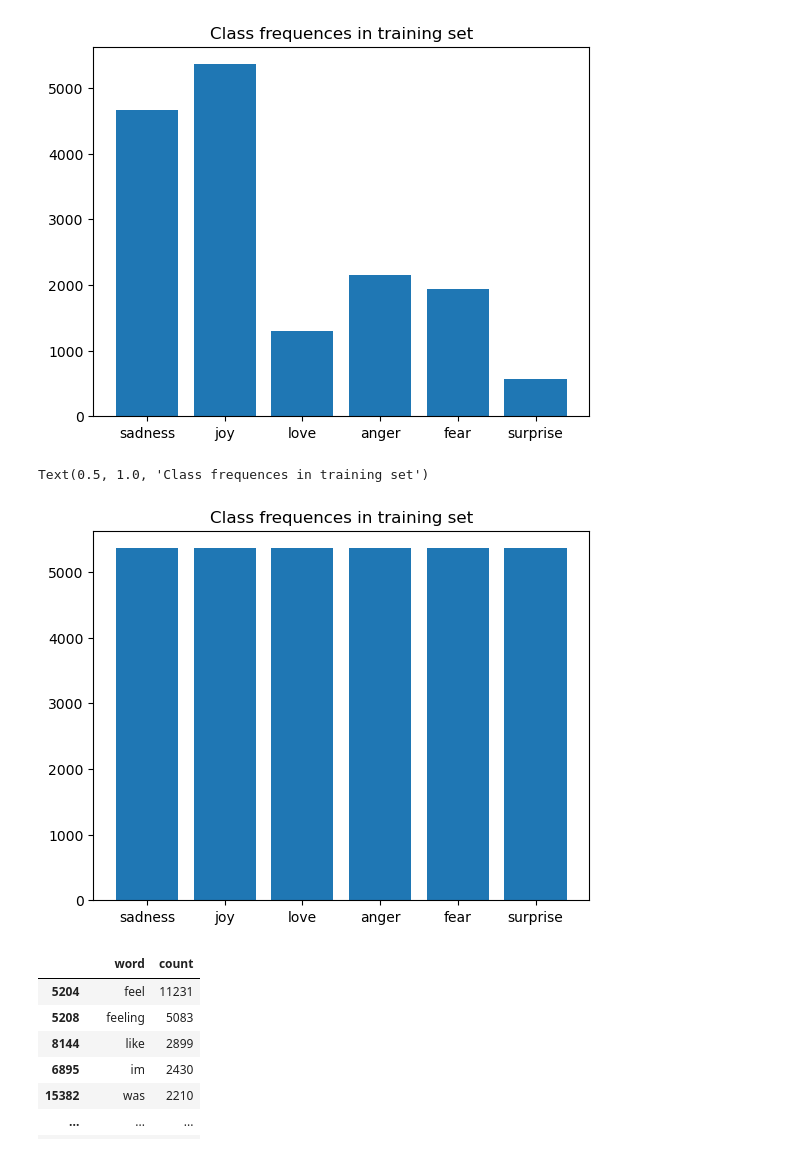
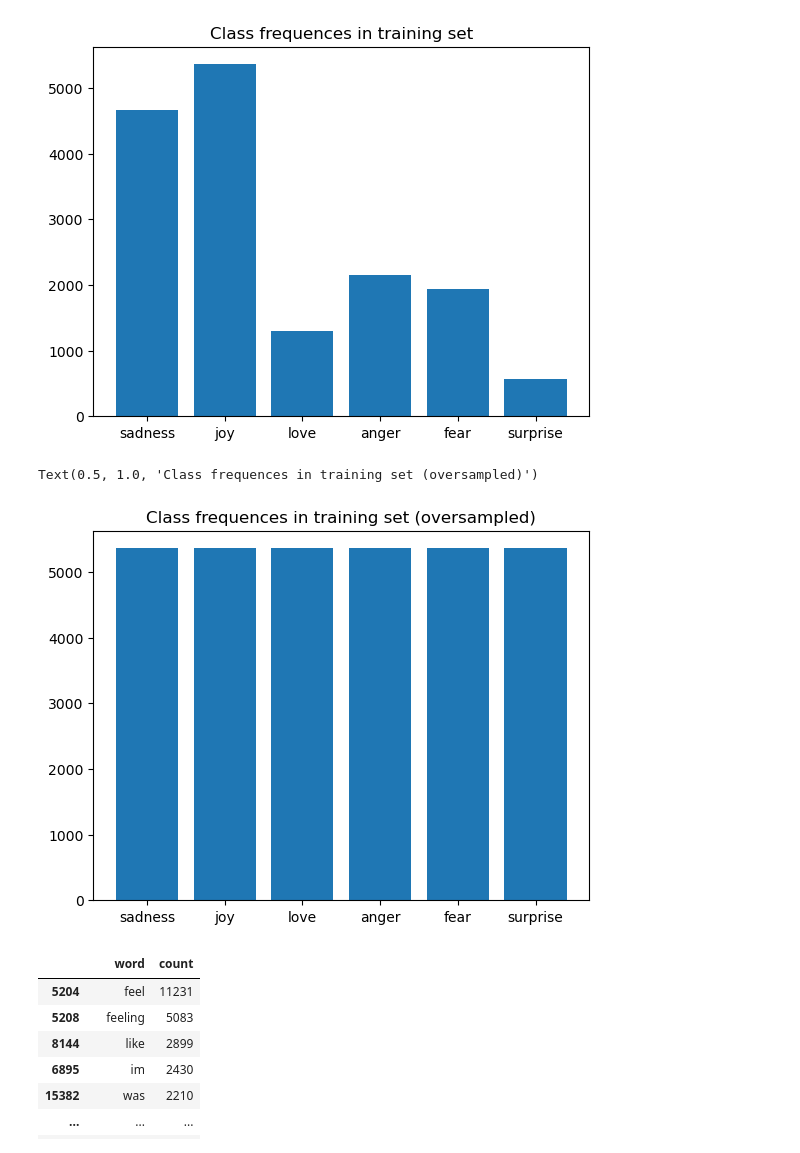
Before and after one commit to AmevinLS/EmotionClassification, a Jupyter notebook: main.ipynb, the cells around one changed output. Saved outputs shown, nothing was run; the diff lists cells and outputs as text; code cells hidden in the pictures.

```diff
--- a/main.ipynb
+++ b/main.ipynb
@@ -37,0 +26,2 @@ Found cached dataset emotion (C:/Users/nikit/.cache/huggingface/datasets/dair-ai
+# %%
+emotion_dataset = EmotionDataset()
@@ -38,3 +31,7 @@ Found cached dataset emotion (C:/Users/nikit/.cache/huggingface/datasets/dair-ai
+# %%
+dataset = emotion_dataset.dataset
+LABEL_TO_EMOTION_DICT = emotion_dataset.LABEL_TO_EMOTION_DICT
+SEED = 42
 # %%
 train_texts_l = dataset["train"]["text"]
 train_labels_l = dataset["train"]["label"]
@@ -45,12 +42,3 @@ train_texts_resampled = train_texts_resampled.reshape(-1)
 
 val_texts_l = dataset["validation"]["text"]
 val_labels_l = dataset["validation"]["label"]
-# %%
-LABEL_TO_EMOTION_DICT = {
-    0: "sadness",
-    1: "joy",
-    2: "love",
-    3: "anger",
-    4: "fear",
-    5: "surprise"
-}
@@ -68,10 +50,10 @@ Text(0.5, 1.0, 'Class frequences in training set')
 [figure]
 # %%
 plt.bar(LABEL_TO_EMOTION_DICT.values(), np.unique(train_labels_resampled, return_counts=True)[1])
-plt.title("Class frequences in training set")
+plt.title("Class frequences in training set (oversampled)")
 # %% [output]
-Text(0.5, 1.0, 'Class frequences in training set')
+Text(0.5, 1.0, 'Class frequences in training set (oversampled)')
-[figure, old version]
+[figure, new version]
 # %%
 count_vectorizer = CountVectorizer(tokenizer=word_tokenize, preprocessor=preprocess_word, stop_words=english_stopwords)
 tfidf_vectorizer = TfidfVectorizer(tokenizer=word_tokenize, preprocessor=preprocess_word, stop_words=english_stopwords)
```
Also changed, not shown: parts of 10 cells of this notebook, 1 other file.
